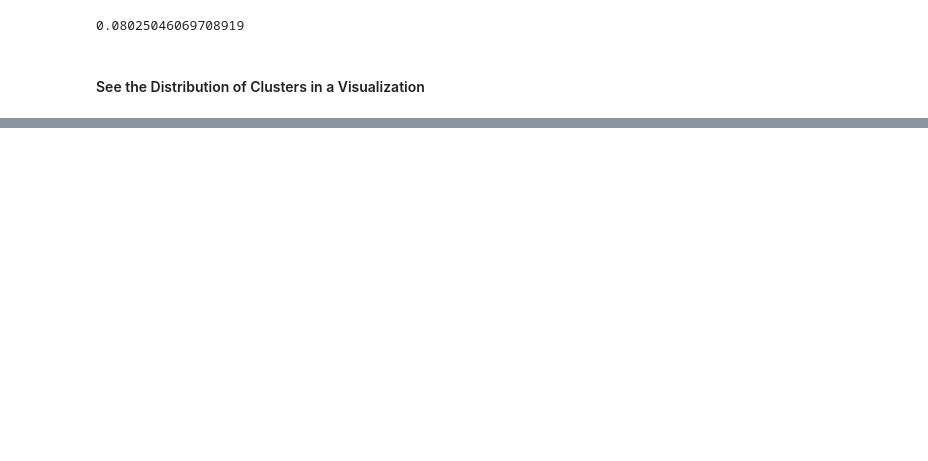
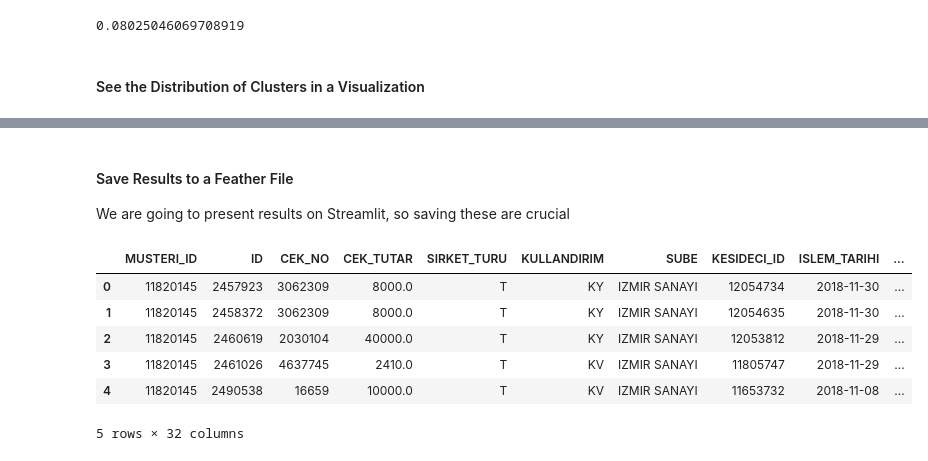
Before and after one commit to EmirhanServeren/factoring-customer-segmentation, a Jupyter notebook: segmentation_tk.ipynb, the cells around one changed output, grey strips where cells are left out. Saved outputs shown, nothing was run; the diff lists cells and outputs as text; code cells hidden in the pictures; blank space fills up the shorter version.

```diff
--- a/segmentation_tk.ipynb
+++ b/segmentation_tk.ipynb
@@ -453,0 +468,14 @@ plt.show()
+# %% [markdown]
+#### Save Results to a Feather File
+
+We are going to present results on Streamlit, so saving these are crucial
+# %%
+t_company_type_df.head(5)
+# %% [output]
+|  | MUSTERI_ID | ID | CEK_NO | CEK_TUTAR | SIRKET_TURU | KULLANDIRIM | SUBE | KESIDECI_ID | ISLEM_TARIHI | ... |
+| 0 | 11820145 | 2457923 | 3062309 | 8000.0 | T | KY | IZMIR SANAYI | 12054734 | 2018-11-30 | ... |
+| 1 | 11820145 | 2458372 | 3062309 | 8000.0 | T | KY | IZMIR SANAYI | 12054635 | 2018-11-30 | ... |
+| 2 | 11820145 | 2460619 | 2030104 | 40000.0 | T | KY | IZMIR SANAYI | 12053812 | 2018-11-29 | ... |
+| 3 | 11820145 | 2461026 | 4637745 | 2410.0 | T | KV | IZMIR SANAYI | 11805747 | 2018-11-29 | ... |
+| 4 | 11820145 | 2490538 | 16659 | 10000.0 | T | KV | IZMIR SANAYI | 11653732 | 2018-11-08 | ... |
+5 rows × 32 columns
```
Also changed, not shown: parts of 16 cells of this notebook, 15 other files.
